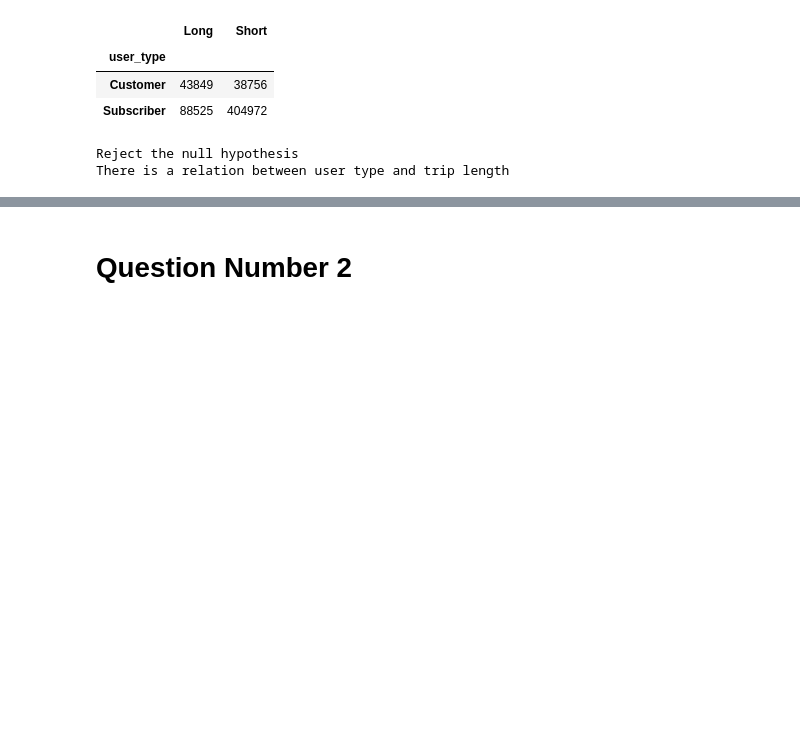
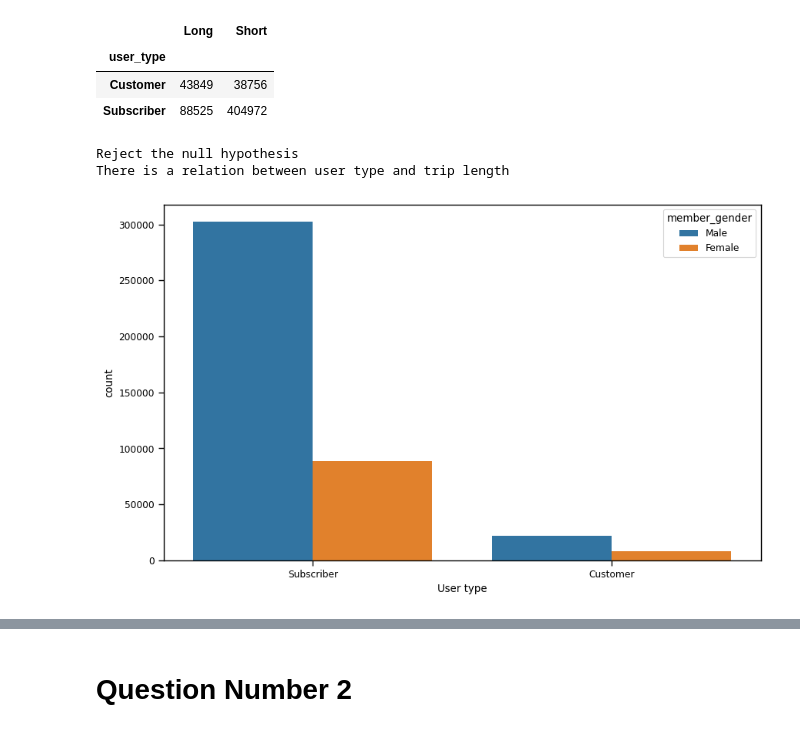
Before and after one commit to VedmaniVaidya/cdai, a Jupyter notebook: data_analytics/data_analytics_assignment/assignment.ipynb, the cells around one changed output, grey strips where cells are left out. Cells and saved outputs as stored; diff of their text form; code cells hidden in the pictures; blank space fills up the shorter version.

```diff
--- a/data_analytics/data_analytics_assignment/assignment.ipynb
+++ b/data_analytics/data_analytics_assignment/assignment.ipynb
@@ -276,3 +265,11 @@ else:
 # %% [output]
 Reject the null hypothesis
 There is a relation between user type and trip length
+# %%
+df_temp = df[(df["Trip Short/Long"]=="Short")&(df["member_gender"]!="Other")]
+plt.figure(figsize=(10,6))
+sns.countplot(x='user_type', hue='member_gender', data=df_temp)
+plt.xlabel("User type")
+plt.show()
+# %% [output]
+[figure, added]
```
Also changed, not shown: parts of 4 cells of this notebook.
